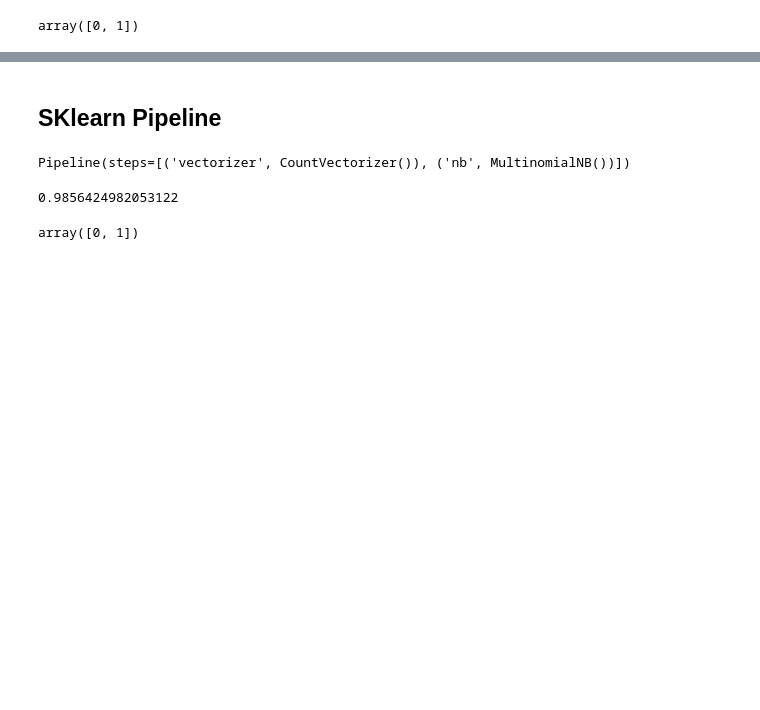
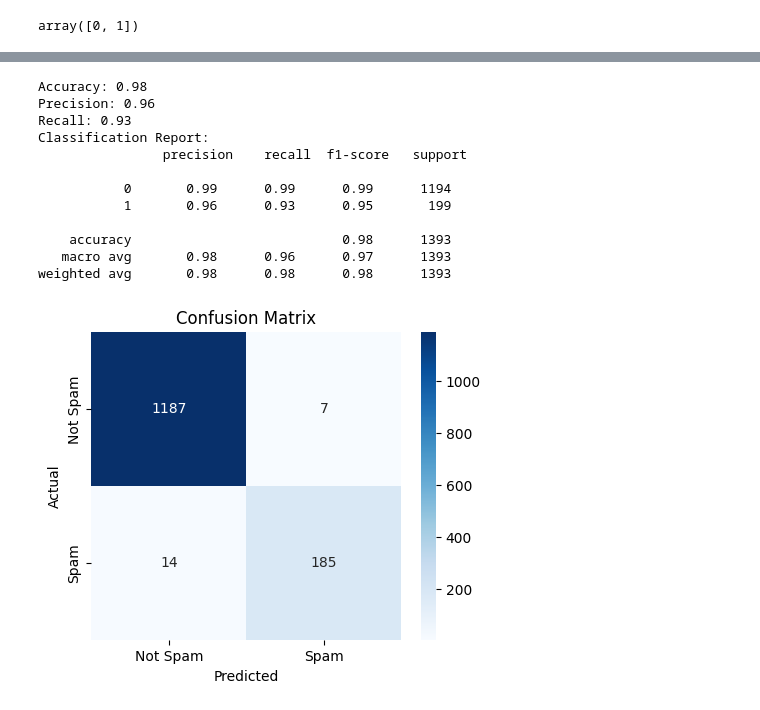
Before and after one commit to VaibhavRox/Machine-Learning-tutorials, a Jupyter notebook: ML/Naive_Bayes_Classifier/naive_bayes_2_spamdetector.ipynb, the cells around one changed output, grey strips where cells are left out. Drawn from its saved outputs; the diff is of its cells as text; code cells hidden in the pictures; blank space fills up the shorter version.

```diff
--- a/ML/Naive_Bayes_Classifier/naive_bayes_2_spamdetector.ipynb
+++ b/ML/Naive_Bayes_Classifier/naive_bayes_2_spamdetector.ipynb
@@ -64,2 +63,0 @@ model.score(X_test_count,y_test)
-# %% [markdown]
-## SKlearn Pipeline
@@ -72,12 +64,37 @@ clf=Pipeline([
-# %%
-clf.fit(X_train,y_train)
-# %% [output]
-Pipeline(steps=[('vectorizer', CountVectorizer()), ('nb', MultinomialNB())])
-# %%
-clf.score(X_test,y_test)
-# %% [output]
-0.9856424982053122
-# %%
-clf.predict(emails)
-# %% [output]
-array([0, 1])
+# %%
+# Show accuracy, precision, recall, and confusion matrix heatmap
+from sklearn.metrics import accuracy_score, precision_score, recall_score, confusion_matrix,classification_report
+import seaborn as sns
+import matplotlib.pyplot as plt
+
+y_pred = model.predict(X_test_count)
+
+acc = accuracy_score(y_test, y_pred)
+prec = precision_score(y_test, y_pred)
+rec = recall_score(y_test, y_pred)
+cm = confusion_matrix(y_test, y_pred)
+
+print(f"Accuracy: {acc:.2f}")
+print(f"Precision: {prec:.2f}")
+print(f"Recall: {rec:.2f}")
+print("Classification Report:\n ", classification_report(y_test, y_pred))
+plt.figure(figsize=(5,4))
+sns.heatmap(cm, annot=True, fmt='d', cmap='Blues', xticklabels=['Not Spam', 'Spam'], yticklabels=['Not Spam', 'Spam'])
+plt.xlabel('Predicted')
+plt.ylabel('Actual')
+plt.title('Confusion Matrix')
+plt.show()
+# %% [output]
+Accuracy: 0.98
+Precision: 0.96
+Recall: 0.93
+Classification Report:
+                precision    recall  f1-score   support
+
+           0       0.99      0.99      0.99      1194
+           1       0.96      0.93      0.95       199
+
+    accuracy                           0.98      1393
+   macro avg       0.98      0.96      0.97      1393
+weighted avg       0.98      0.98      0.98      1393
+[figure, added]
```
Also changed, not shown: parts of 4 cells of this notebook.
